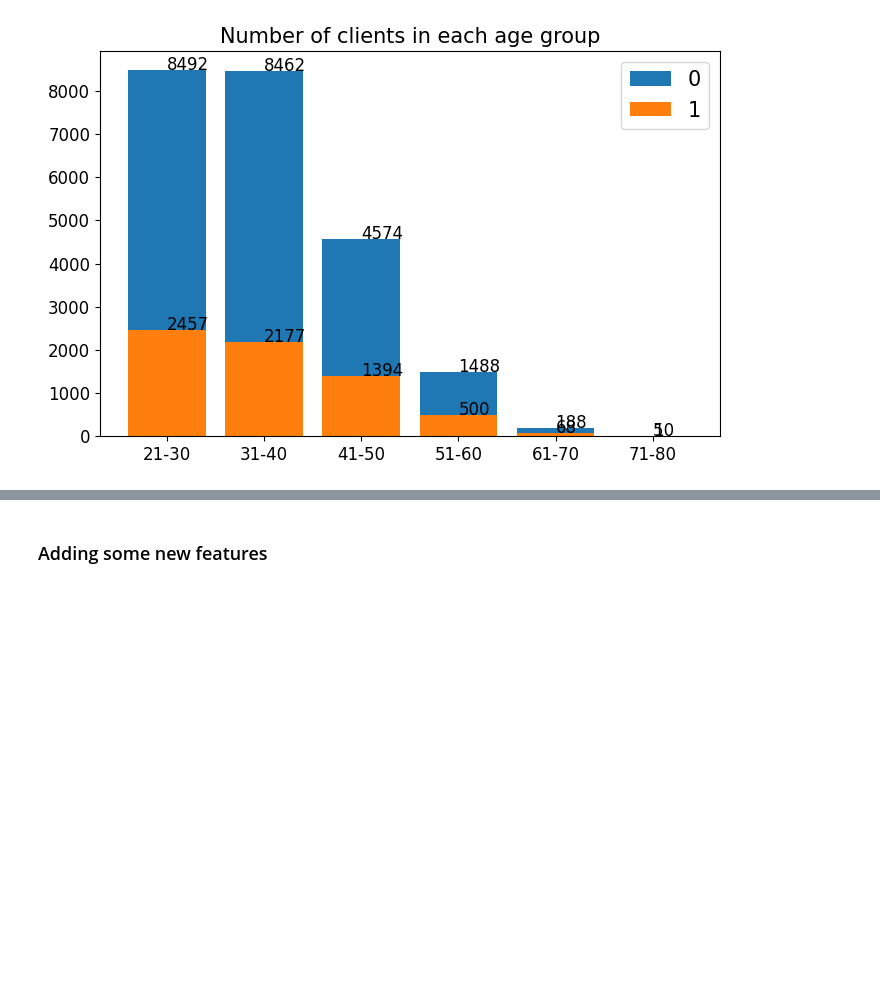
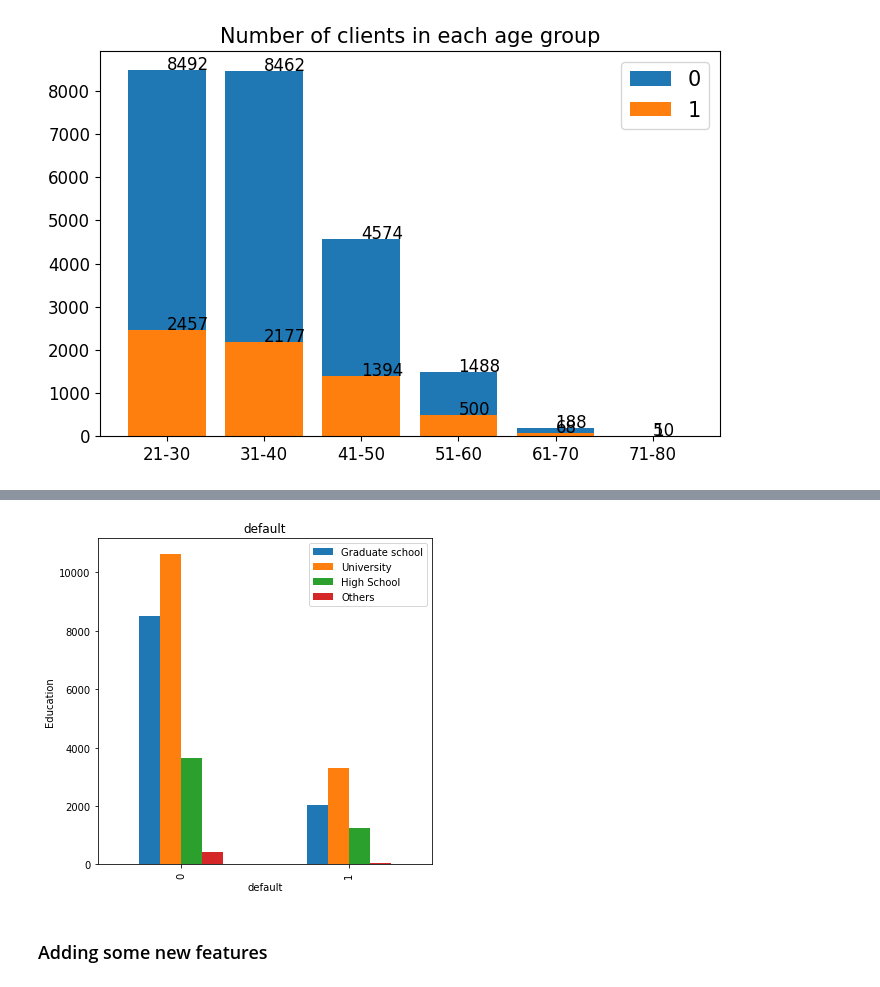
Before and after one commit to keshav1998/renew-hiring-challenge, a Jupyter notebook: modelling_and_eda.ipynb, the cells around one changed output, grey strips where cells are left out. Cells and saved outputs as stored; diff of their text form; code cells hidden in the pictures; blank space fills up the shorter version.

```diff
--- a/modelling_and_eda.ipynb
+++ b/modelling_and_eda.ipynb
@@ -327,3 +336,12 @@ plt.show()
+# %%
+pd.crosstab(df['default payment next month'],df['EDUCATION']).plot(kind='bar', figsize=(6,6))
+plt.title('default')
+plt.xlabel('default')
+plt.ylabel('Education')
+plt.legend(['Graduate school','University','High School', 'Others', 'Unknown', 'Unknown'])
+plt.show()
+# %% [output]
+[figure, added]
 # %% [markdown]
 ### Adding some new features
 # %%
```
Also changed, not shown: parts of 1 cell of this notebook.
